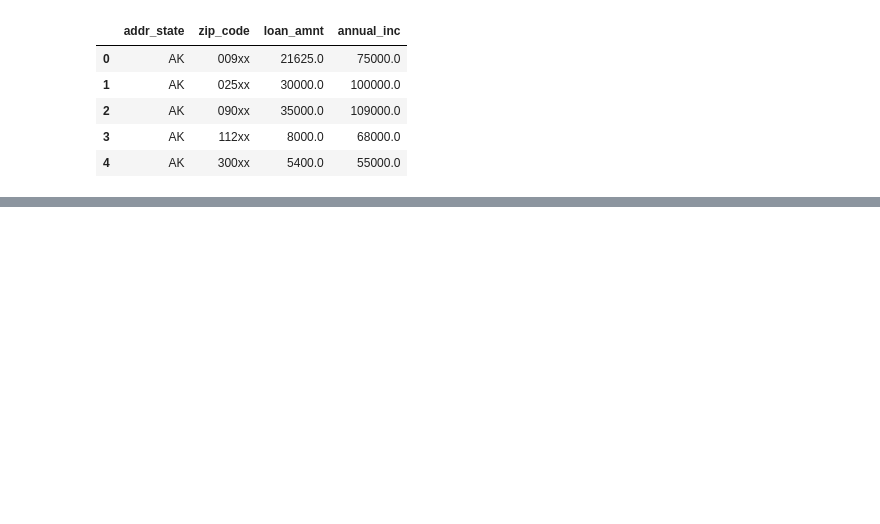
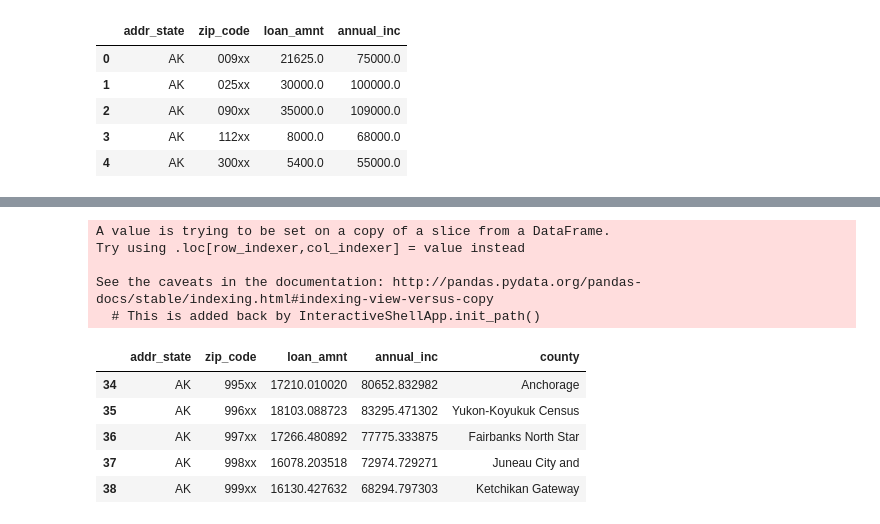
Before and after one commit to ycc1107/EDAV, a Jupyter notebook: term/load_data_geo.ipynb, the cells around one changed output, grey strips where cells are left out. Cells and saved outputs as stored; diff of their text form; code cells hidden in the pictures; blank space fills up the shorter version.

```diff
--- a/term/load_data_geo.ipynb
+++ b/term/load_data_geo.ipynb
@@ -42,0 +43,27 @@ loan_amnt_zip.head()
+# %%
+loan_amnt_zip_new = loan_amnt_zip.loc[loan_amnt_zip.addr_state == loan_amnt_zip.county]
+# %%
+def convertzip_county(zip):
+    zip = zip[0:3]
+    county = zipcodes.similar_to(zip)
+    if county:
+        county = county[0]['county']
+        county = county.rsplit(' ', 1)[0]
+    else: county = ""
+    return county
+
+
+loan_amnt_zip_new['county'] = loan_amnt_zip_new['zip_code'].apply(convertzip_county)
+loan_amnt_zip_new.head()
+# %% [output]
+A value is trying to be set on a copy of a slice from a DataFrame.
+Try using .loc[row_indexer,col_indexer] = value instead
+
+See the caveats in the documentation: http://pandas.pydata.org/pandas-docs/stable/indexing.html#indexing-view-versus-copy
+  # This is added back by InteractiveShellApp.init_path()
+|  | addr_state | zip_code | loan_amnt | annual_inc | county |
+| 34 | AK | 995xx | 17210.010020 | 80652.832982 | Anchorage |
+| 35 | AK | 996xx | 18103.088723 | 83295.471302 | Yukon-Koyukuk Census |
+| 36 | AK | 997xx | 17266.480892 | 77775.333875 | Fairbanks North Star |
+| 37 | AK | 998xx | 16078.203518 | 72974.729271 | Juneau City and |
+| 38 | AK | 999xx | 16130.427632 | 68294.797303 | Ketchikan Gateway |
```
Also changed, not shown: parts of 11 cells of this notebook, 1 other file.
